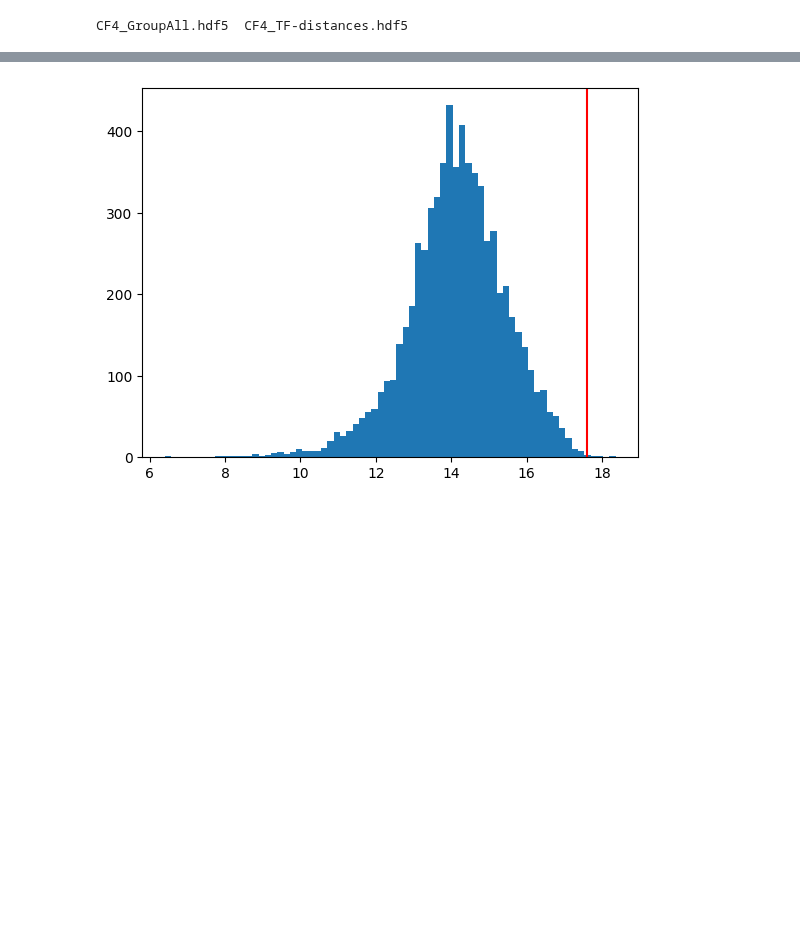
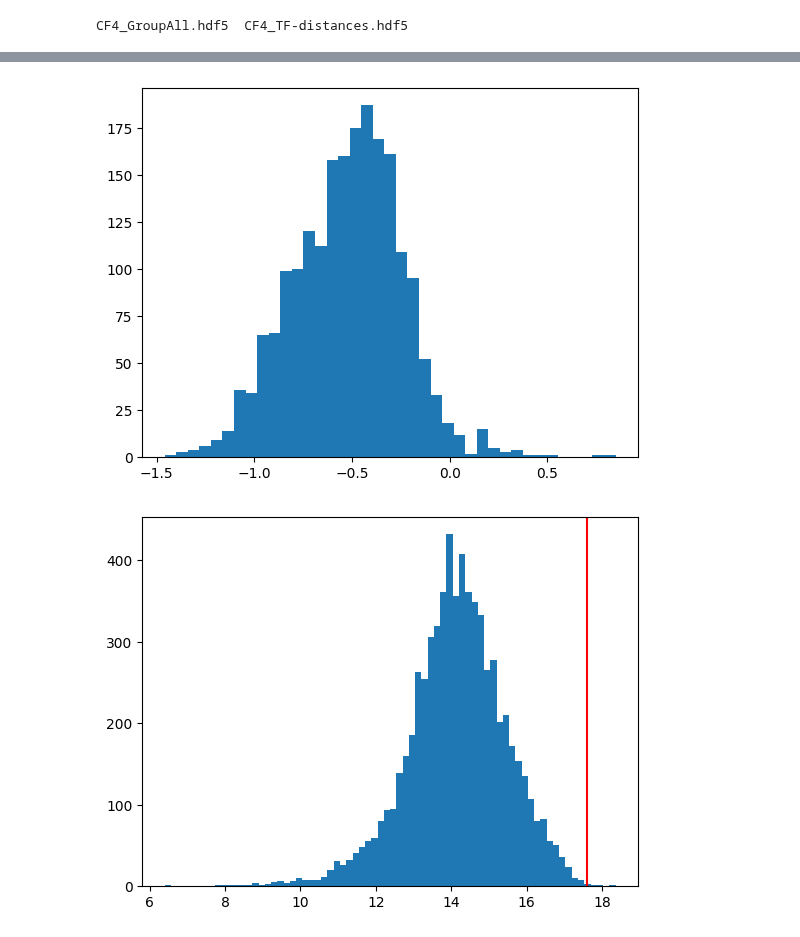
Before and after one commit to Richard-Sti/csiborgtools, a Jupyter notebook: notebooks/flow/PV_data.ipynb, the cells around one changed output, grey strips where cells are left out. Cells and saved outputs as stored; diff of their text form; code cells hidden in the pictures; blank space fills up the shorter version.

```diff
--- a/notebooks/flow/PV_data.ipynb
+++ b/notebooks/flow/PV_data.ipynb
@@ -30,3 +172,9 @@ with File("/mnt/extraspace/rstiskalek/catalogs/PV/CF4/CF4_TF-distances.hdf5", 'r
+# %%
+plt.figure()
+plt.hist(iband - w1band, bins="auto")
+plt.show()
+# %% [output]
+[figure, added]
 # %%
 m = rband > 0
 
```
Also changed, not shown: parts of 11 cells of this notebook.
